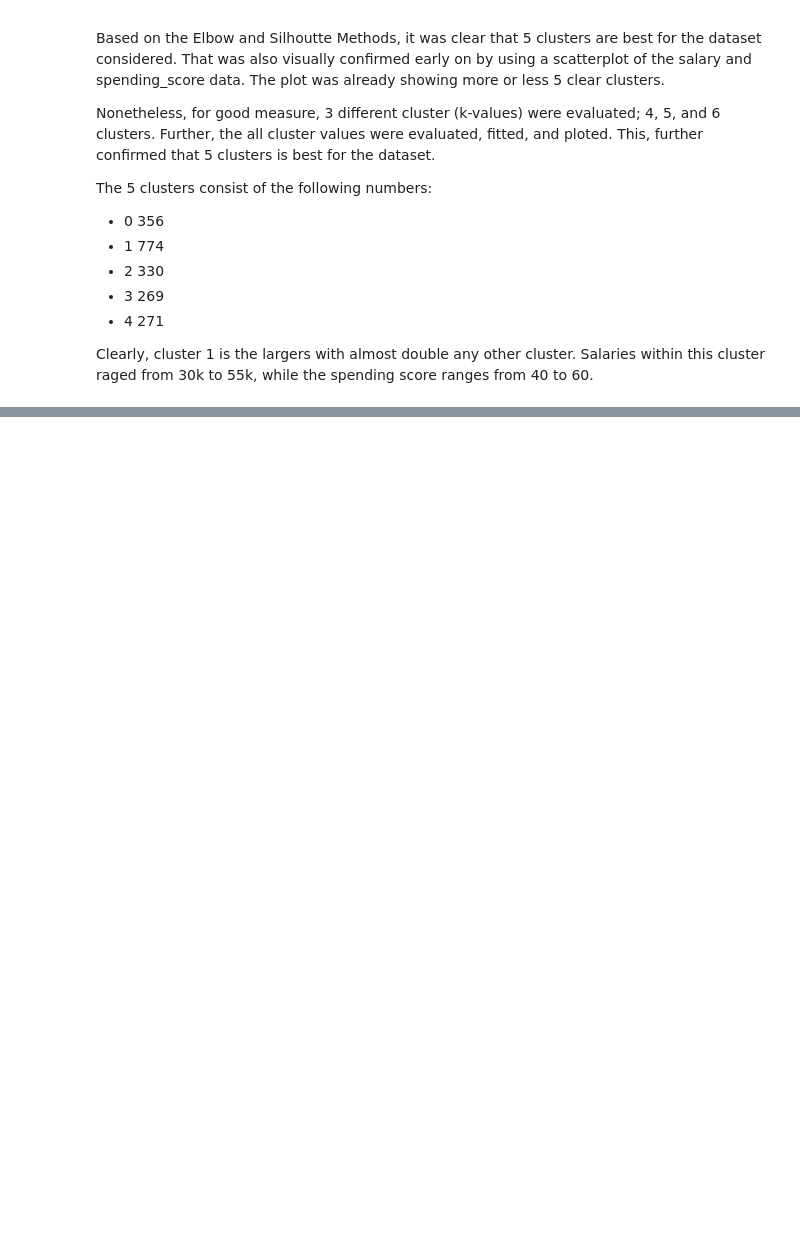
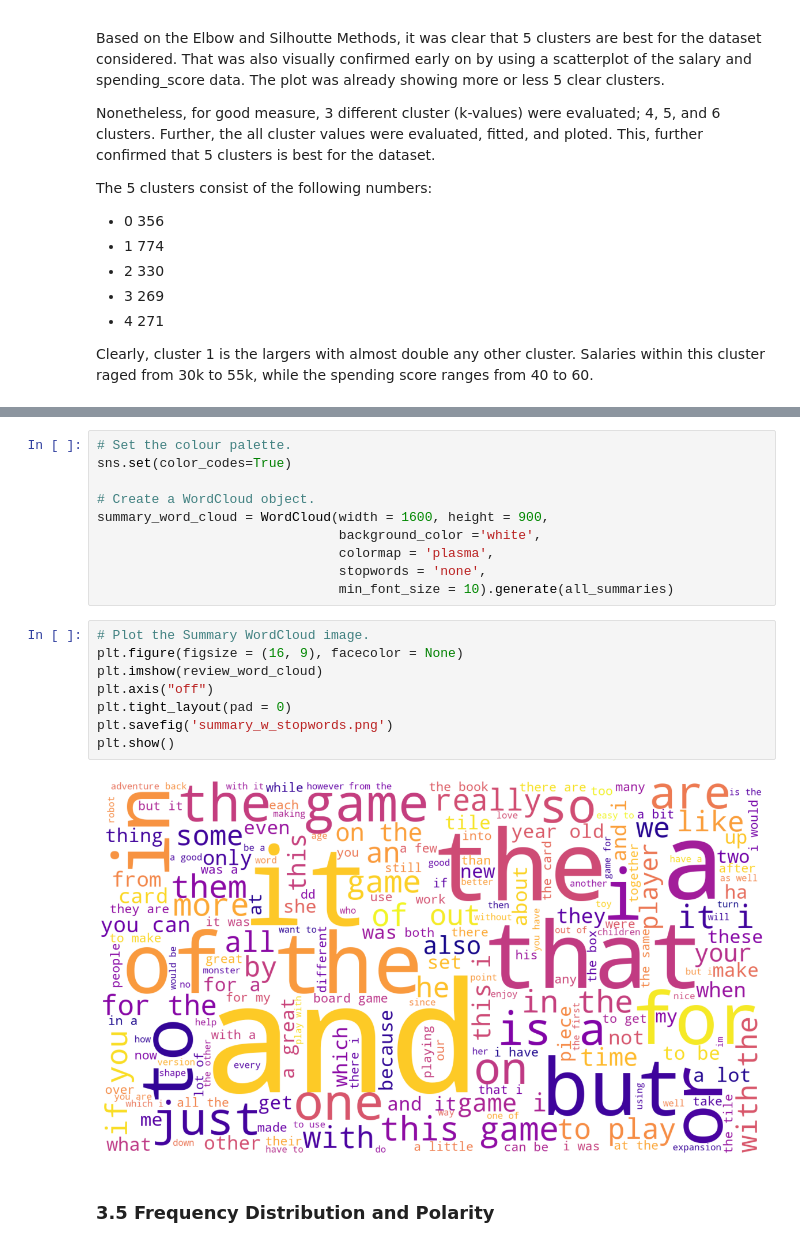
Before and after one commit to rabuhassan/LSE_DA301_Assignment_Turtle_Games, a Jupyter notebook: LSE_DA301_assignment_JupyterNotebook_Rachid_Abu-Hassan.ipynb, the cells around one changed output, grey strips where cells are left out. Drawn from its saved outputs; the diff is of its cells as text; blank space fills up the shorter version.

```diff
--- a/LSE_DA301_assignment_JupyterNotebook_Rachid_Abu-Hassan.ipynb
+++ b/LSE_DA301_assignment_JupyterNotebook_Rachid_Abu-Hassan.ipynb
@@ -768,0 +1061,22 @@ Clearly, cluster 1 is the largers with almost double any other cluster. Salaries
+# %%
+# Set the colour palette.
+sns.set(color_codes=True)
+
+# Create a WordCloud object.
+summary_word_cloud = WordCloud(width = 1600, height = 900,
+                               background_color ='white',
+                               colormap = 'plasma',
+                               stopwords = 'none',
+                               min_font_size = 10).generate(all_summaries)
+# %%
+# Plot the Summary WordCloud image.
+plt.figure(figsize = (16, 9), facecolor = None)
+plt.imshow(review_word_cloud)
+plt.axis("off")
+plt.tight_layout(pad = 0)
+plt.savefig('summary_w_stopwords.png')
+plt.show()
+# %% [output]
+[figure, added]
+# %% [markdown]
+### 3.5 Frequency Distribution and Polarity
```
Also changed, not shown: parts of 93 cells of this notebook, 9 other files.
